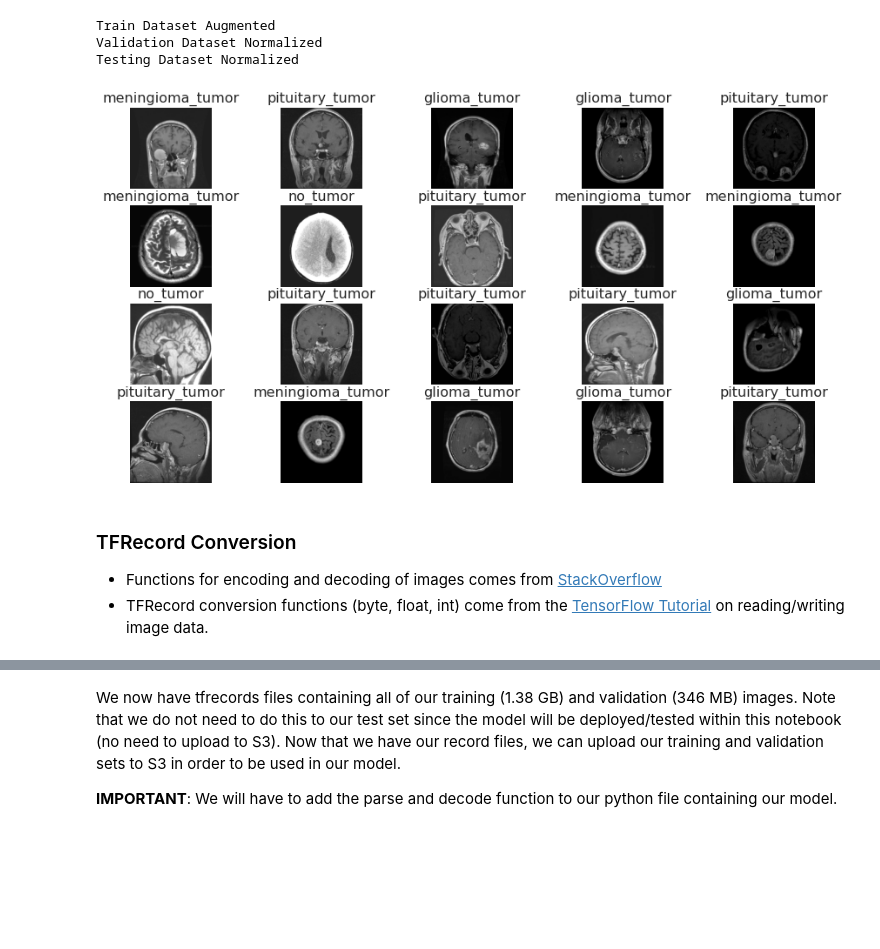
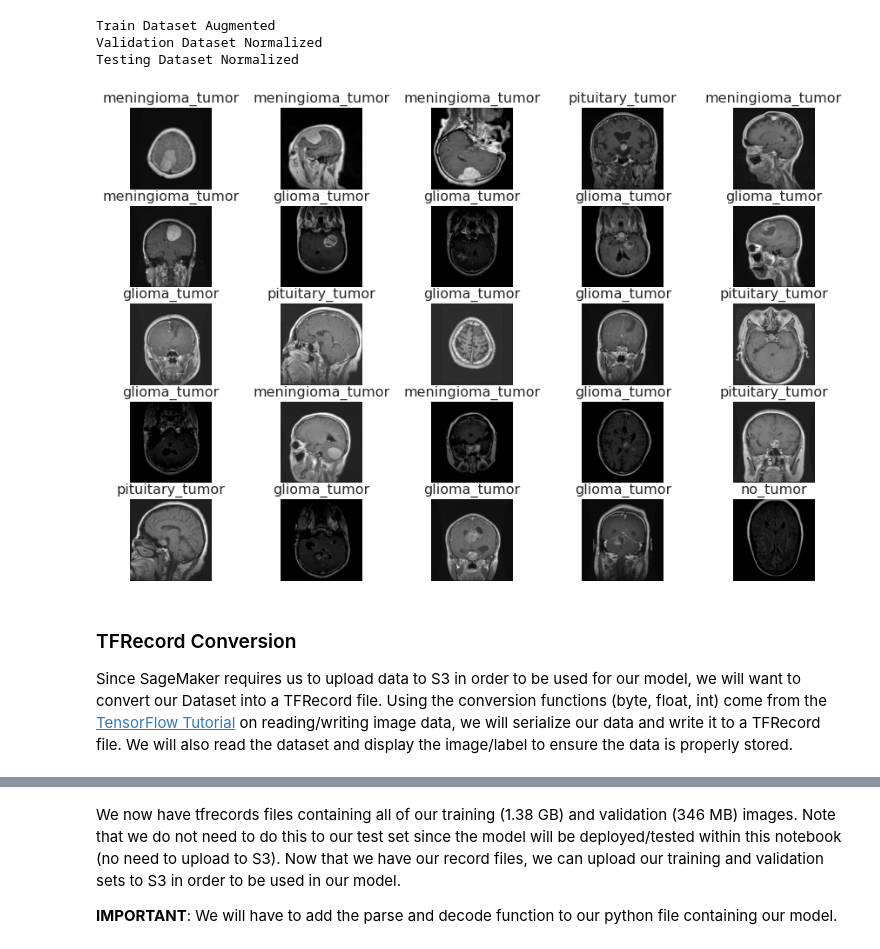
Before and after one commit to dhelms1/brain_tumor, a Jupyter notebook: MRImodeling.ipynb, the cells around one changed output, grey strips where cells are left out. Drawn from its saved outputs; the diff is of its cells as text; code cells hidden in the pictures; blank space fills up the shorter version.

Commit message:
optimized tfrecord code, tfrecords uploaded to S3, modeling script added

```diff
--- a/MRImodeling.ipynb
+++ b/MRImodeling.ipynb
@@ -203,21 +203,14 @@ Train Dataset Augmented
 Validation Dataset Normalized
 Testing Dataset Normalized
 # %%
-def show_images(images, labels):
+def show_images(image_iterator):
     plt.figure(figsize=(15, 10))
-    labels = labels.astype('str')
-    for i in range(20):
-        ax = plt.subplot(5, 5, i+1)
-        plt.imshow(images[i])
-        plt.title(labels[i])
+    idx = 0
+    for image, label in image_iterator:
+        ax = plt.subplot(5, 5, idx+1)
+        plt.imshow(image)
+        plt.title(label.decode('UTF-8'))
         plt.axis("off")
+        idx += 1
+        if idx == 25:
+            break
-# %%
-train_images, train_labels = next(train_dataset.as_numpy_iterator())
-show_images(train_images, train_labels)
-# %% [output]
-[figure, removed]
-# %% [markdown]
-### TFRecord Conversion
-
-- Functions for encoding and decoding of images comes from [StackOverflow](https://stackoverflow.com/questions/49511753/python-byte-image-to-numpy-array-using-opencv)
-- TFRecord conversion functions (byte, float, int) come from the [TensorFlow Tutorial](https://www.tensorflow.org/tutorials/load_data/tfrecord#walkthrough_reading_and_writing_image_data) on reading/writing image data.
@@ -244,0 +217,7 @@ def decodeImage(data):
+# %%
+show_images(train_dataset.as_numpy_iterator())
+# %% [output]
+[figure, added]
+# %% [markdown]
+### TFRecord Conversion
+Since SageMaker requires us to upload data to S3 in order to be used for our model, we will want to convert our Dataset into a TFRecord file. Using the conversion functions (byte, float, int) come from the [TensorFlow Tutorial](https://www.tensorflow.org/tutorials/load_data/tfrecord#walkthrough_reading_and_writing_image_data) on reading/writing image data, we will serialize our data and write it to a TFRecord file. We will also read the dataset and display the image/label to ensure the data is properly stored.
```
Also changed, not shown: parts of 21 cells of this notebook, 1 other file.
